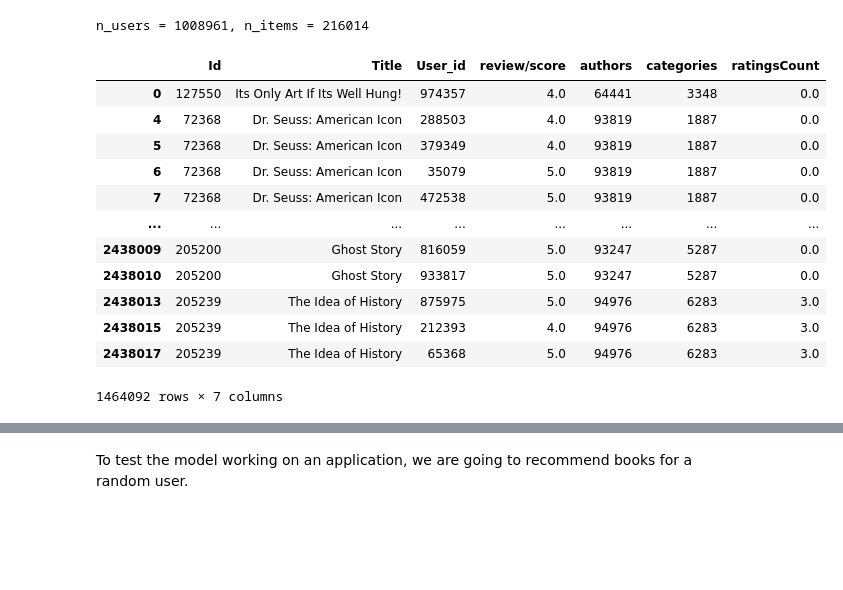
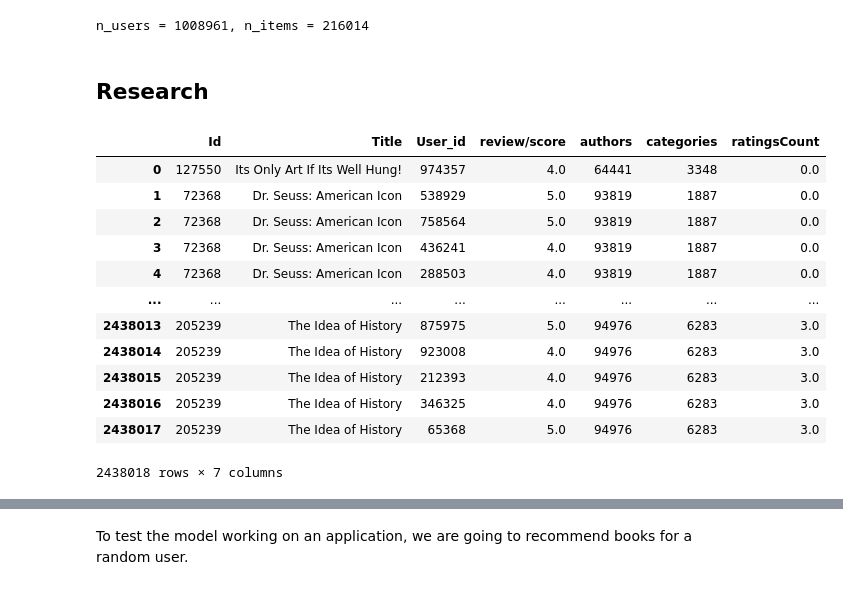
Before and after one commit to Hotarouuu/Recommind, a Jupyter notebook: notebooks/Recommind Prediction.ipynb, the cells around one changed output, grey strips where cells are left out. Saved outputs shown, nothing was run; the diff lists cells and outputs as text; code cells hidden in the pictures; blank space fills up the shorter version.

```diff
--- a/notebooks/Recommind - Copia.ipynb
+++ b/notebooks/Recommind Prediction.ipynb
@@ -129,16 +106,18 @@ df_test = df_encodeds[df_encodeds["User_id"].isin(test_users["User_id"])]
+# %% [markdown]
+## Research
 # %%
-df_train
+df_encodeds
 # %% [output]
 |  | Id | Title | User_id | review/score | authors | categories | ratingsCount |
 | 0 | 127550 | Its Only Art If Its Well Hung! | 974357 | 4.0 | 64441 | 3348 | 0.0 |
+| 1 | 72368 | Dr. Seuss: American Icon | 538929 | 5.0 | 93819 | 1887 | 0.0 |
+| 2 | 72368 | Dr. Seuss: American Icon | 758564 | 5.0 | 93819 | 1887 | 0.0 |
+| 3 | 72368 | Dr. Seuss: American Icon | 436241 | 4.0 | 93819 | 1887 | 0.0 |
 | 4 | 72368 | Dr. Seuss: American Icon | 288503 | 4.0 | 93819 | 1887 | 0.0 |
-| 5 | 72368 | Dr. Seuss: American Icon | 379349 | 4.0 | 93819 | 1887 | 0.0 |
-| 6 | 72368 | Dr. Seuss: American Icon | 35079 | 5.0 | 93819 | 1887 | 0.0 |
-| 7 | 72368 | Dr. Seuss: American Icon | 472538 | 5.0 | 93819 | 1887 | 0.0 |
 | ... | ... | ... | ... | ... | ... | ... | ... |
-| 2438009 | 205200 | Ghost Story | 816059 | 5.0 | 93247 | 5287 | 0.0 |
-| 2438010 | 205200 | Ghost Story | 933817 | 5.0 | 93247 | 5287 | 0.0 |
 | 2438013 | 205239 | The Idea of History | 875975 | 5.0 | 94976 | 6283 | 3.0 |
+| 2438014 | 205239 | The Idea of History | 923008 | 4.0 | 94976 | 6283 | 3.0 |
 | 2438015 | 205239 | The Idea of History | 212393 | 4.0 | 94976 | 6283 | 3.0 |
+| 2438016 | 205239 | The Idea of History | 346325 | 4.0 | 94976 | 6283 | 3.0 |
 | 2438017 | 205239 | The Idea of History | 65368 | 5.0 | 94976 | 6283 | 3.0 |
-1464092 rows × 7 columns
+2438018 rows × 7 columns
```
Also changed, not shown: parts of 18 cells of this notebook, 9 other files.
